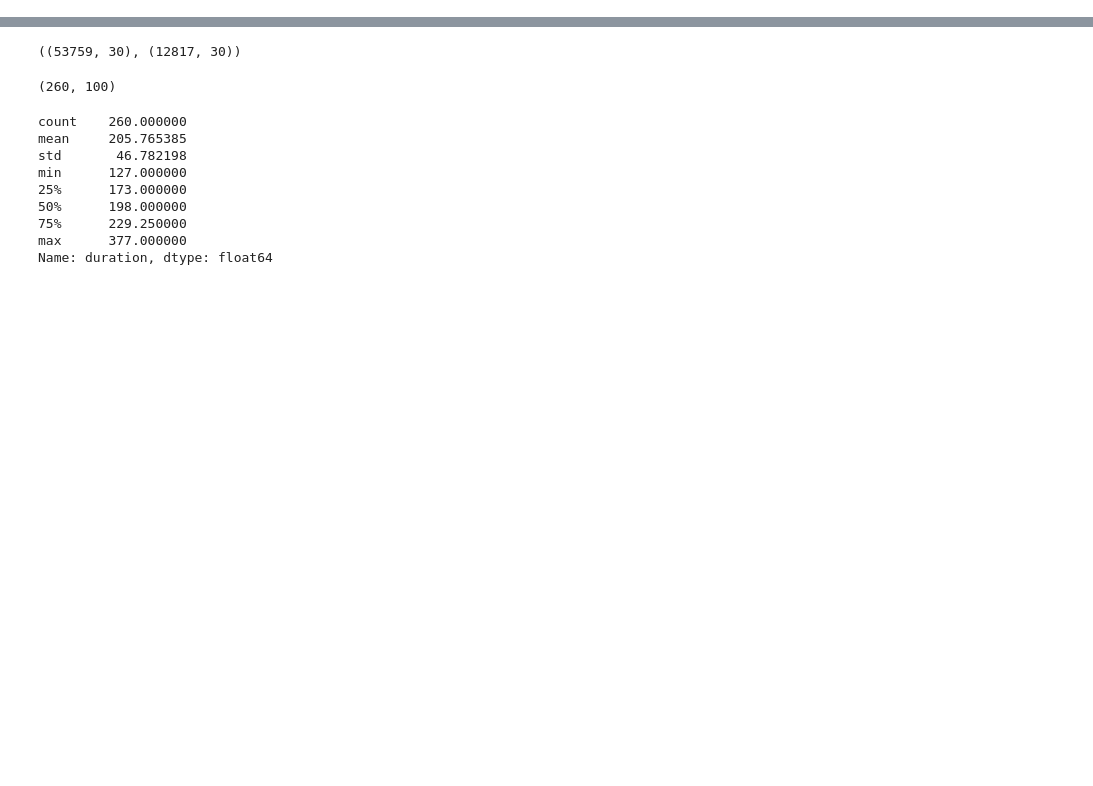
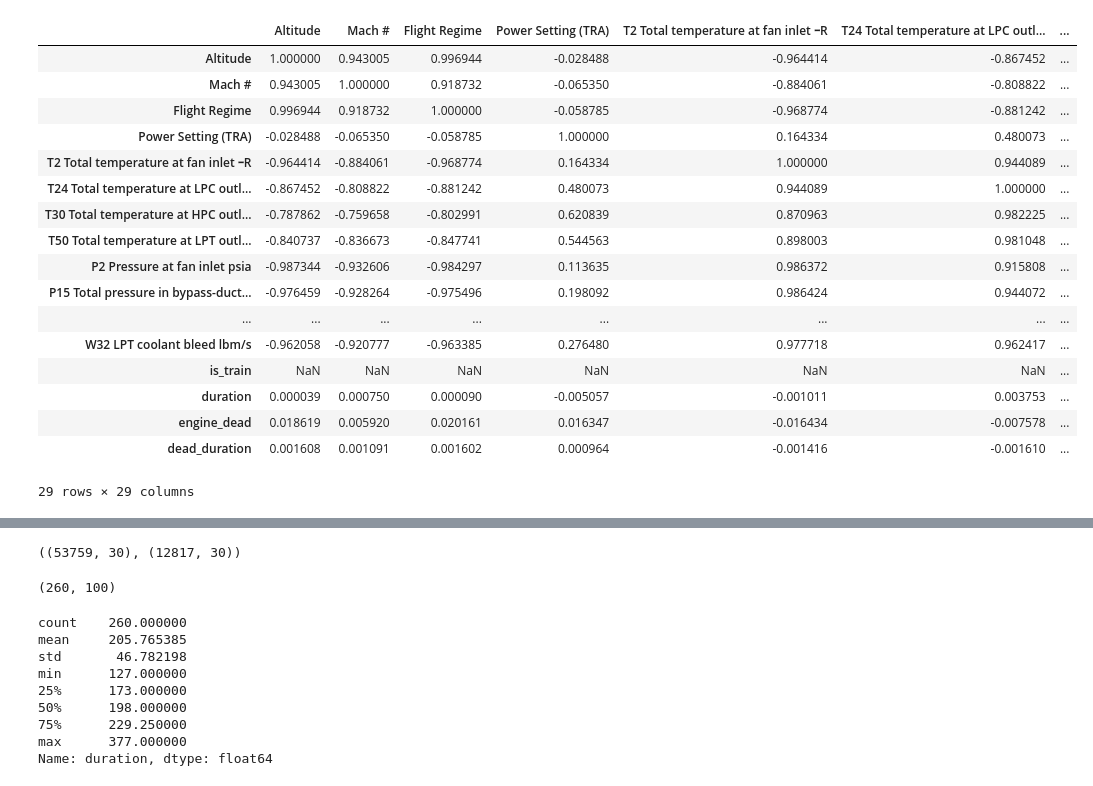
Before and after one commit to tea7010/isid_phm, a Jupyter notebook: src/notebook/EDA_1.ipynb, the cells around one changed output, grey strips where cells are left out. Saved outputs shown, nothing was run; the diff lists cells and outputs as text; code cells hidden in the pictures; blank space fills up the shorter version.

```diff
--- a/src/notebook/EDA_1.ipynb
+++ b/src/notebook/EDA_1.ipynb
@@ -20,3 +21,24 @@ train.head()
+# %%
+train.corr()
+# %% [output]
+|  | Altitude | Mach # | Flight Regime | Power Setting (TRA) | T2 Total temperature at fan inlet ｰR | T24 Total temperature at LPC outl... | ... |
+| Altitude | 1.000000 | 0.943005 | 0.996944 | -0.028488 | -0.964414 | -0.867452 | ... |
+| Mach # | 0.943005 | 1.000000 | 0.918732 | -0.065350 | -0.884061 | -0.808822 | ... |
+| Flight Regime | 0.996944 | 0.918732 | 1.000000 | -0.058785 | -0.968774 | -0.881242 | ... |
+| Power Setting (TRA) | -0.028488 | -0.065350 | -0.058785 | 1.000000 | 0.164334 | 0.480073 | ... |
+| T2 Total temperature at fan inlet ｰR | -0.964414 | -0.884061 | -0.968774 | 0.164334 | 1.000000 | 0.944089 | ... |
+| T24 Total temperature at LPC outl... | -0.867452 | -0.808822 | -0.881242 | 0.480073 | 0.944089 | 1.000000 | ... |
+| T30 Total temperature at HPC outl... | -0.787862 | -0.759658 | -0.802991 | 0.620839 | 0.870963 | 0.982225 | ... |
+| T50 Total temperature at LPT outl... | -0.840737 | -0.836673 | -0.847741 | 0.544563 | 0.898003 | 0.981048 | ... |
+| P2 Pressure at fan inlet psia | -0.987344 | -0.932606 | -0.984297 | 0.113635 | 0.986372 | 0.915808 | ... |
+| P15 Total pressure in bypass-duct... | -0.976459 | -0.928264 | -0.975496 | 0.198092 | 0.986424 | 0.944072 | ... |
+| ... | ... | ... | ... | ... | ... | ... | ... |
+| W32 LPT coolant bleed lbm/s | -0.962058 | -0.920777 | -0.963385 | 0.276480 | 0.977718 | 0.962417 | ... |
+| is_train | NaN | NaN | NaN | NaN | NaN | NaN | ... |
+| duration | 0.000039 | 0.000750 | 0.000090 | -0.005057 | -0.001011 | 0.003753 | ... |
+| engine_dead | 0.018619 | 0.005920 | 0.020161 | 0.016347 | -0.016434 | -0.007578 | ... |
+| dead_duration | 0.001608 | 0.001091 | 0.001602 | 0.000964 | -0.001416 | -0.001610 | ... |
+29 rows × 29 columns
 # %%
 test.head()
 # %% [output]
```
Also changed, not shown: parts of 4 cells of this notebook, 12 other files.
